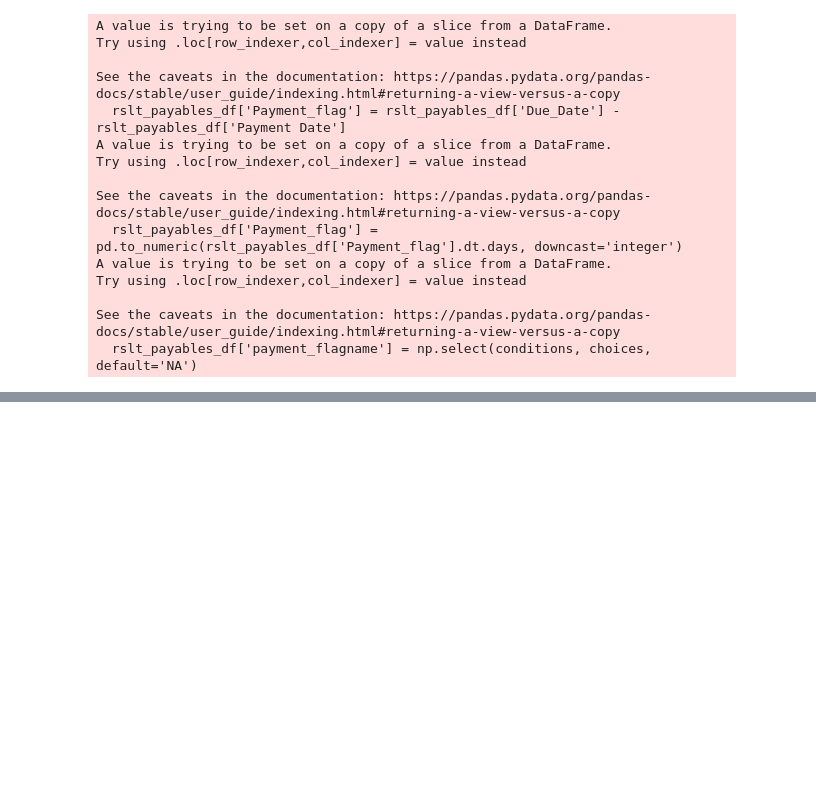
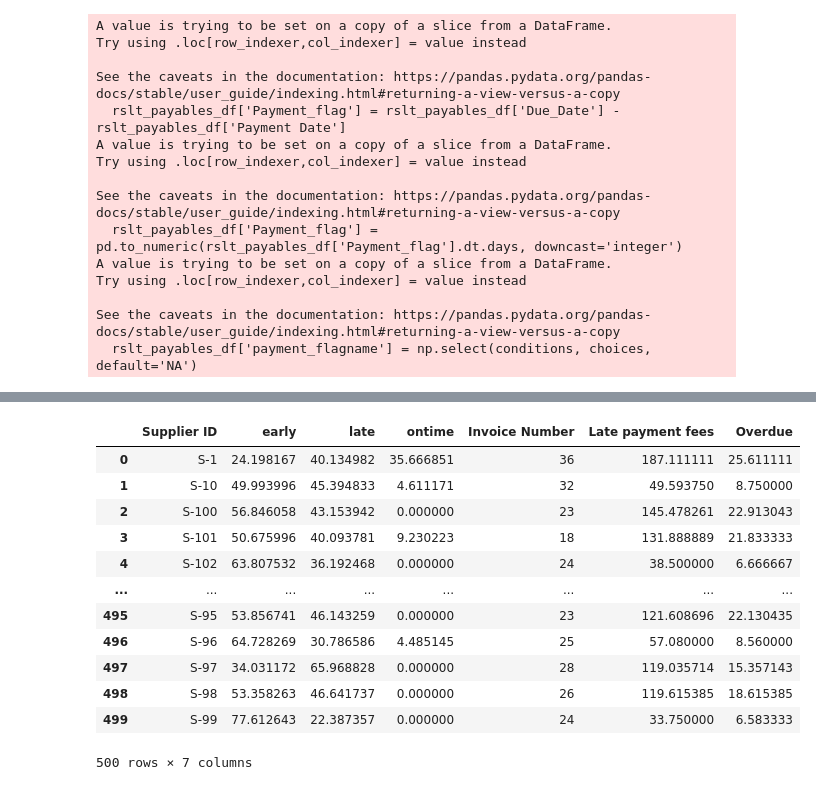
Before and after one commit to esipil/working-capital-optimization, a Jupyter notebook: index.ipynb, the cells around one changed output, grey strips where cells are left out. Drawn from its saved outputs; the diff is of its cells as text; code cells hidden in the pictures; blank space fills up the shorter version.

Commit message:
payables feature engineering done

```diff
--- a/index.ipynb
+++ b/index.ipynb
@@ -745,0 +776,11 @@ rslt_payables_df.head()
+# %%
+#reshaped_data = vendor_pivot.pivot(index='Supplier ID', columns='payment_flagname')
+
+# Pivot the DataFrame based on column 'A', keeping columns 'B', 'C' as is
+reshaped_dataAP = vendor_pivot.pivot(index=['Supplier ID'], columns='payment_flagname', values='Invoice Amount')
+
+# Reset the index to bring 'B' and 'C' back as columns
+#reshaped_data = reshaped_data.reset_index()
+
+# Display the pivoted DataFrame
+print(reshaped_dataAP)
@@ -745,0 +803,3 @@ rslt_payables_df.head()
+# %%
+# fill na with 0
+df_filled_ap = reshaped_dataAP.fillna(0)
@@ -745,0 +824,9 @@ rslt_payables_df.head()
+# %%
+row_sums_ap= df_filled_ap.sum(axis=1)
+# taking percent split at vendor level, same as done for AR
+df_percent_ap = df_filled_ap.div(row_sums_ap, axis=0) * 100
+
+#
+df_ap_others = vendor_pivot_others.loc[:, ['Supplier ID','Invoice Number','Late payment fees','Overdue']]
+
+print(df_ap_others)
@@ -745,0 +848,18 @@ rslt_payables_df.head()
+# %%
+merged_df_ap = pd.merge(df_percent_ap, df_ap_others, on='Supplier ID')
+# %%
+merged_df_ap
+# %% [output]
+|  | Supplier ID | early | late | ontime | Invoice Number | Late payment fees | Overdue |
+| 0 | S-1 | 24.198167 | 40.134982 | 35.666851 | 36 | 187.111111 | 25.611111 |
+| 1 | S-10 | 49.993996 | 45.394833 | 4.611171 | 32 | 49.593750 | 8.750000 |
+| 2 | S-100 | 56.846058 | 43.153942 | 0.000000 | 23 | 145.478261 | 22.913043 |
+| 3 | S-101 | 50.675996 | 40.093781 | 9.230223 | 18 | 131.888889 | 21.833333 |
+| 4 | S-102 | 63.807532 | 36.192468 | 0.000000 | 24 | 38.500000 | 6.666667 |
+| ... | ... | ... | ... | ... | ... | ... | ... |
+| 495 | S-95 | 53.856741 | 46.143259 | 0.000000 | 23 | 121.608696 | 22.130435 |
+| 496 | S-96 | 64.728269 | 30.786586 | 4.485145 | 25 | 57.080000 | 8.560000 |
+| 497 | S-97 | 34.031172 | 65.968828 | 0.000000 | 28 | 119.035714 | 15.357143 |
+| 498 | S-98 | 53.358263 | 46.641737 | 0.000000 | 26 | 119.615385 | 18.615385 |
+| 499 | S-99 | 77.612643 | 22.387357 | 0.000000 | 24 | 33.750000 | 6.583333 |
+500 rows × 7 columns
```
Also changed, not shown: parts of 14 cells of this notebook.
